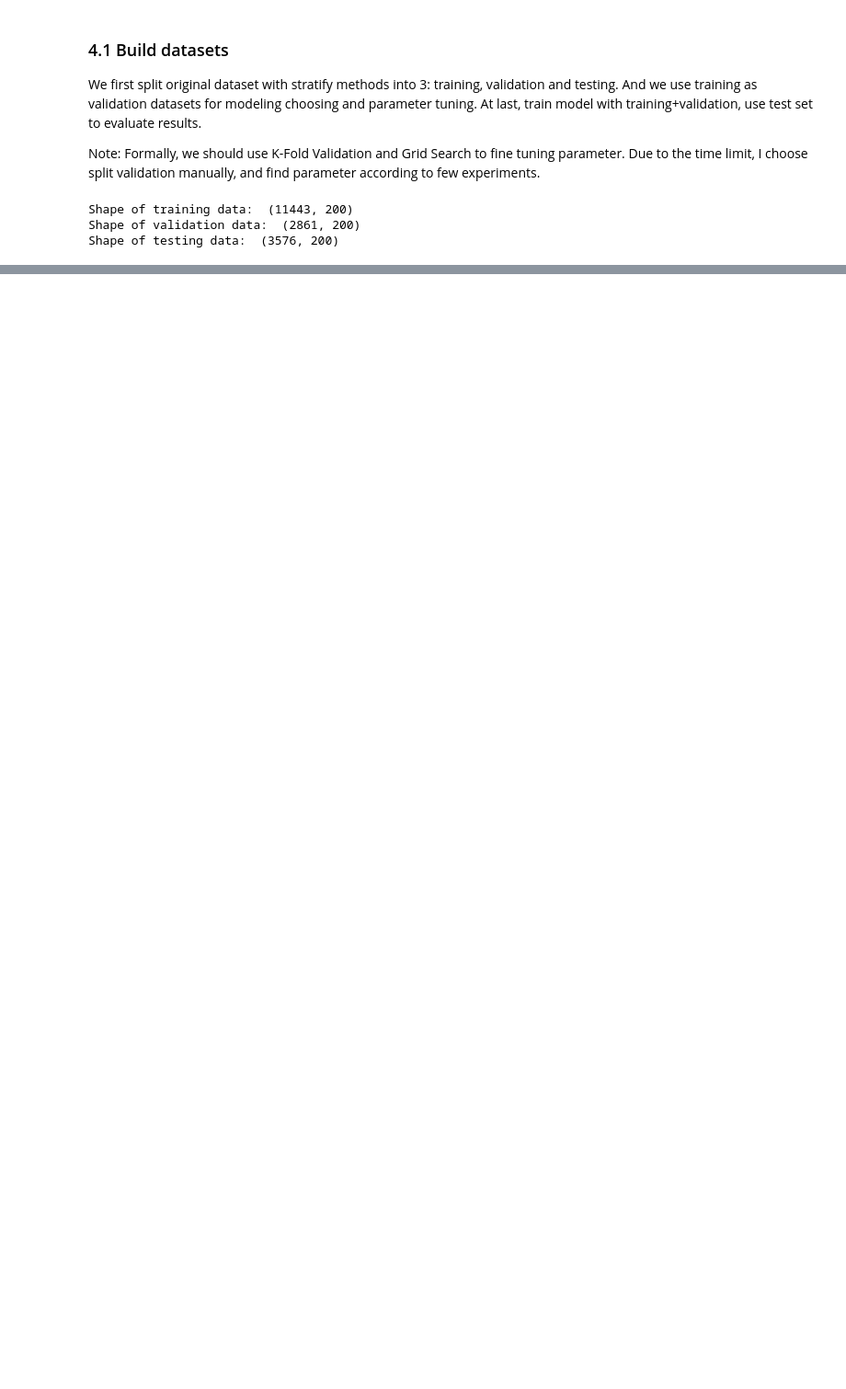
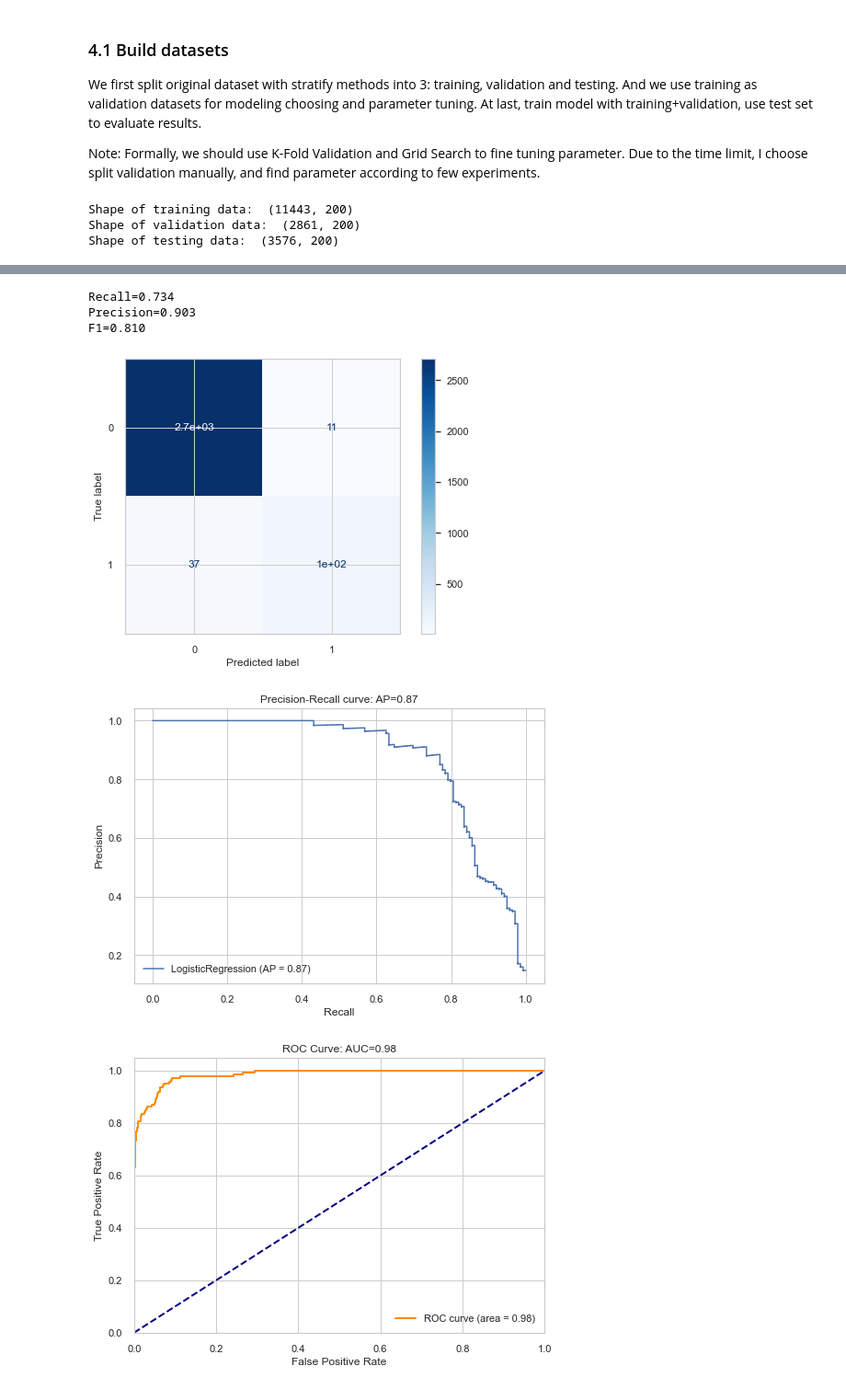
Before and after one commit to sting1000/Fake_JobPosting_Classifier, a Jupyter notebook: Exploration.ipynb, the cells around one changed output, grey strips where cells are left out. Shown at 92% size. Saved outputs shown, nothing was run; the diff lists cells and outputs as text; code cells hidden in the pictures; blank space fills up the shorter version.

```diff
--- a/Exploration.ipynb
+++ b/Exploration.ipynb
@@ -972,0 +484,11 @@ AttributeError: 'ALBERT' object has no attribute 'predict'
+# %%
+# Train logistic regression model by CBoW
+cbow_lr = LogisticRegression(solver='lbfgs', max_iter=1000, verbose=0, n_jobs=-1)
+cbow_lr = fit_model(cbow_lr, X_train_cbow, y_train, X_valid_cbow, y_valid)
+# %% [output]
+Recall=0.734
+Precision=0.903
+F1=0.810
+[figure, added]
+[figure, added]
+[figure, added]
```
Also changed, not shown: parts of 74 cells of this notebook, 4 other files.
